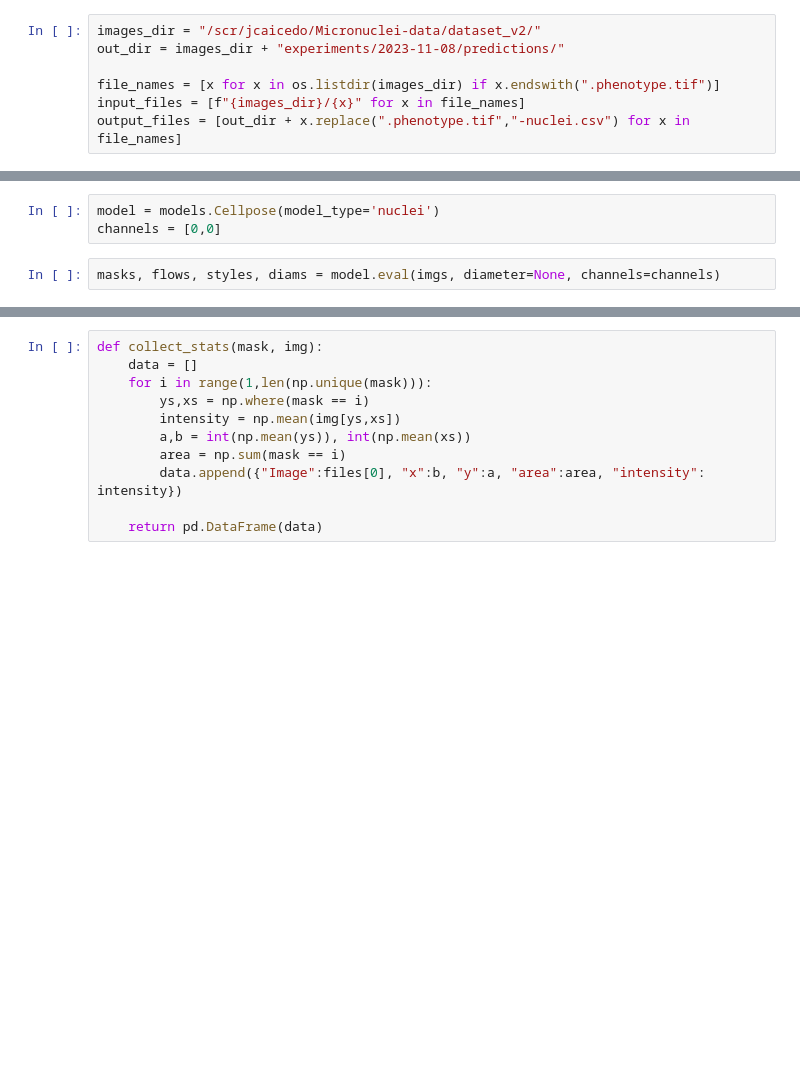
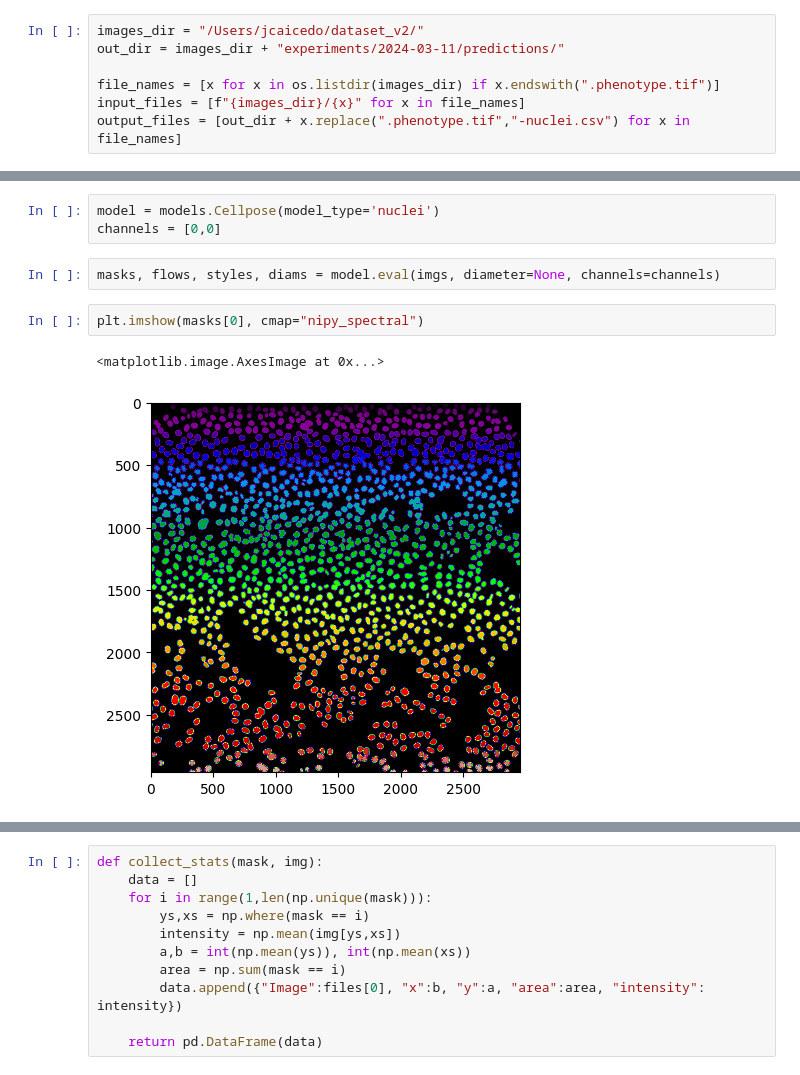
Before and after one commit to CaicedoLab/micronuclei-detection, a Jupyter notebook: microdet/cellpose.ipynb, the cells around one changed output, grey strips where cells are left out. Cells and saved outputs as stored; diff of their text form; blank space fills up the shorter version.

Commit message:
Nuclei masks and IoU evaluation

```diff
--- a/microdet/cellpose.ipynb
+++ b/microdet/cellpose.ipynb
@@ -8,6 +9,6 @@ import pandas as pd
 # %%
-images_dir = "/scr/jcaicedo/Micronuclei-data/dataset_v2/"
-out_dir = images_dir + "experiments/2023-11-08/predictions/"
+images_dir = "/Users/jcaicedo/dataset_v2/"
+out_dir = images_dir + "experiments/2024-03-11/predictions/"
 
 file_names = [x for x in os.listdir(images_dir) if x.endswith(".phenotype.tif")]
 input_files = [f"{images_dir}/{x}" for x in file_names]
@@ -20,3 +24,8 @@ model = models.Cellpose(model_type='nuclei')
 channels = [0,0]
 # %%
 masks, flows, styles, diams = model.eval(imgs, diameter=None, channels=channels)
+# %%
+plt.imshow(masks[0], cmap="nipy_spectral")
+# %% [output]
+<matplotlib.image.AxesImage at 0x...>
+[figure, added]
```
Also changed, not shown: parts of 5 cells of this notebook, 1 other file.
